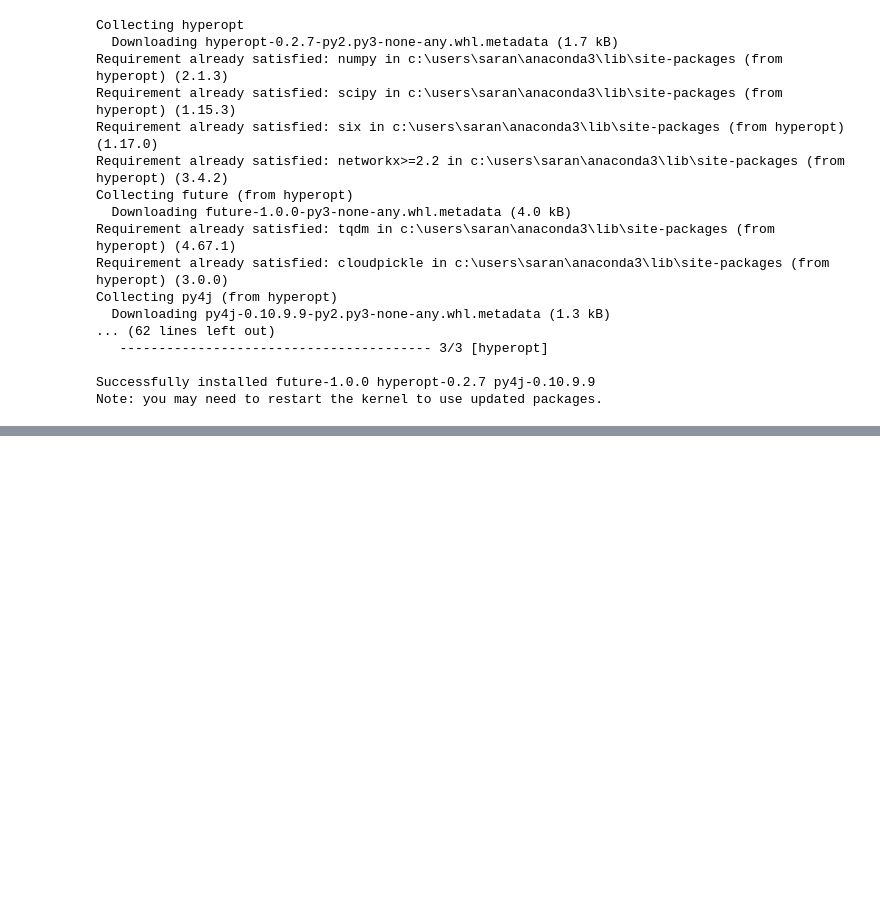
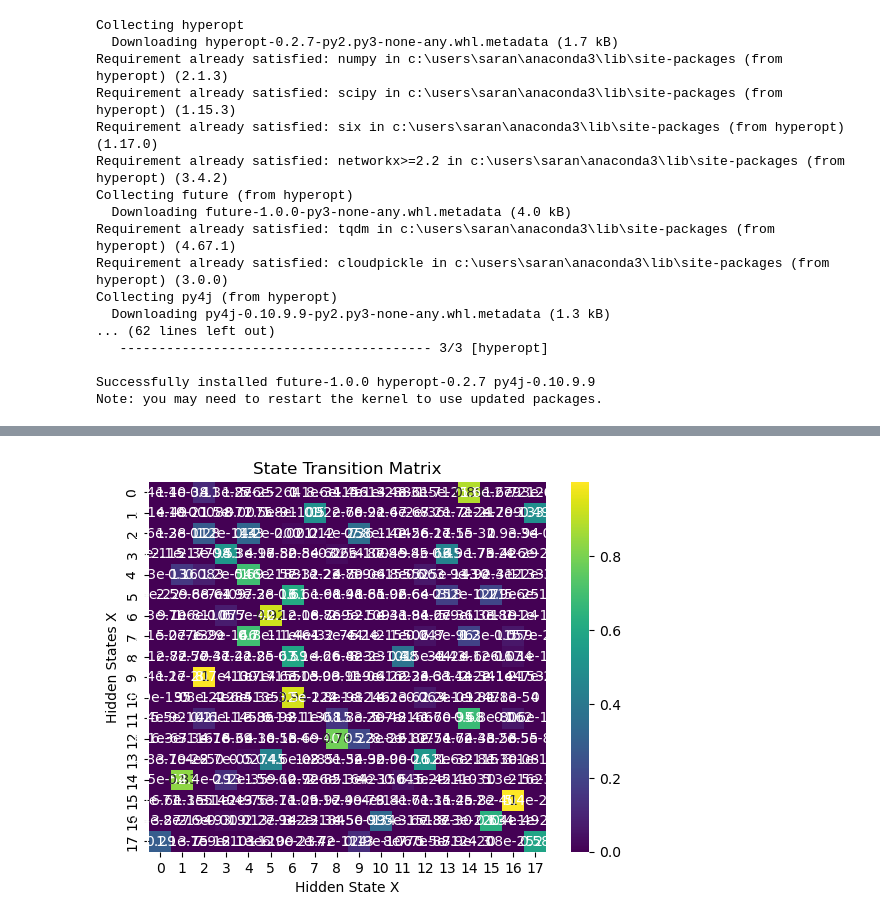
Before and after one commit to sarangkulkarni-math/Hidden-Markov-Models, a Jupyter notebook: HMM_first_project.ipynb, the cells around one changed output, grey strips where cells are left out. Saved outputs shown, nothing was run; the diff lists cells and outputs as text; code cells hidden in the pictures; blank space fills up the shorter version.

```diff
--- a/HMM_first_project.ipynb
+++ b/HMM_first_project.ipynb
@@ -431,0 +521,8 @@ def objective(params):
+# %%
+ax2=sns.heatmap(pd.DataFrame(model.transmat_),annot=True,cmap='viridis')
+plt.title("State Transition Matrix")
+plt.xlabel("Hidden State X")
+plt.ylabel("Hidden States X")
+plt.show()
+# %% [output]
+[figure, added]
```
Also changed, not shown: parts of 13 cells of this notebook.
